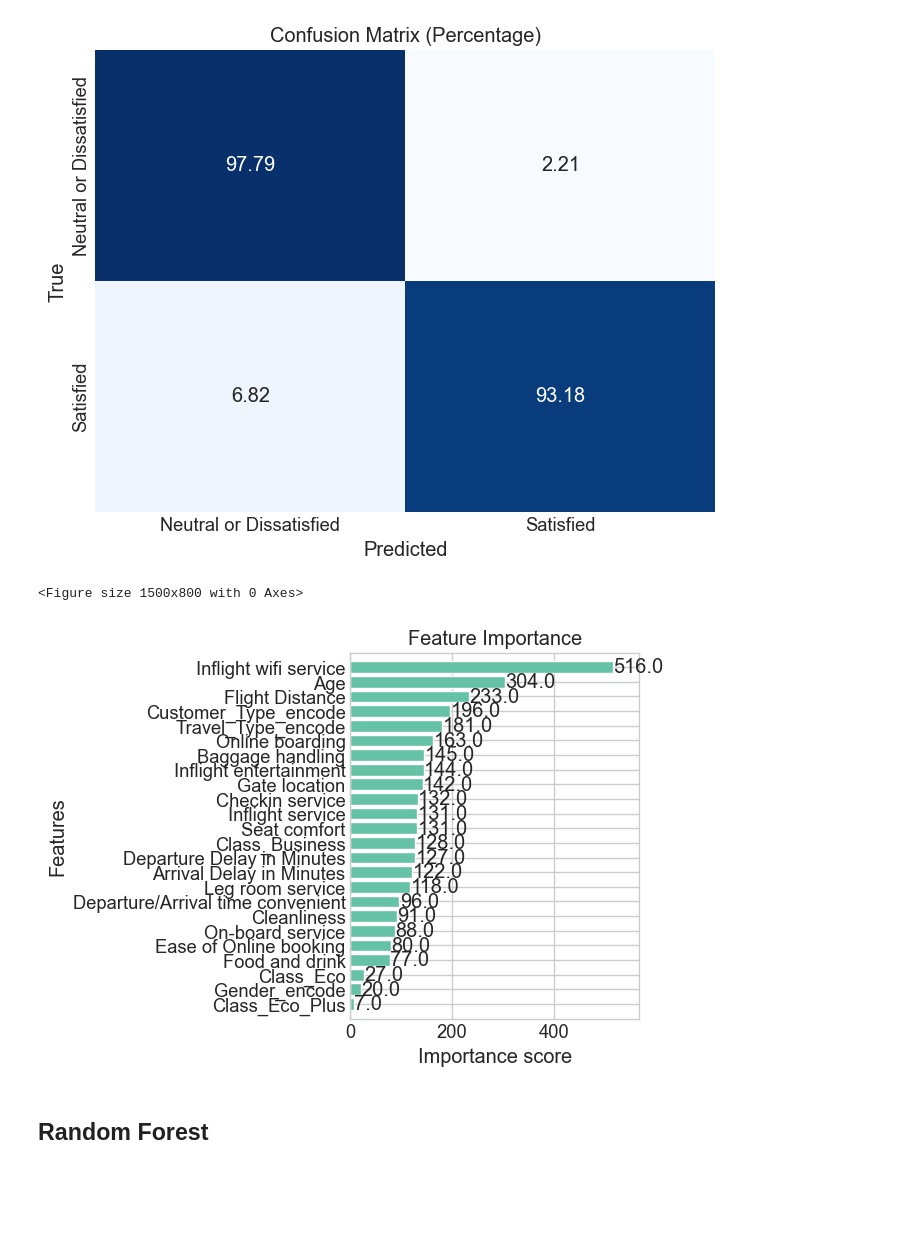
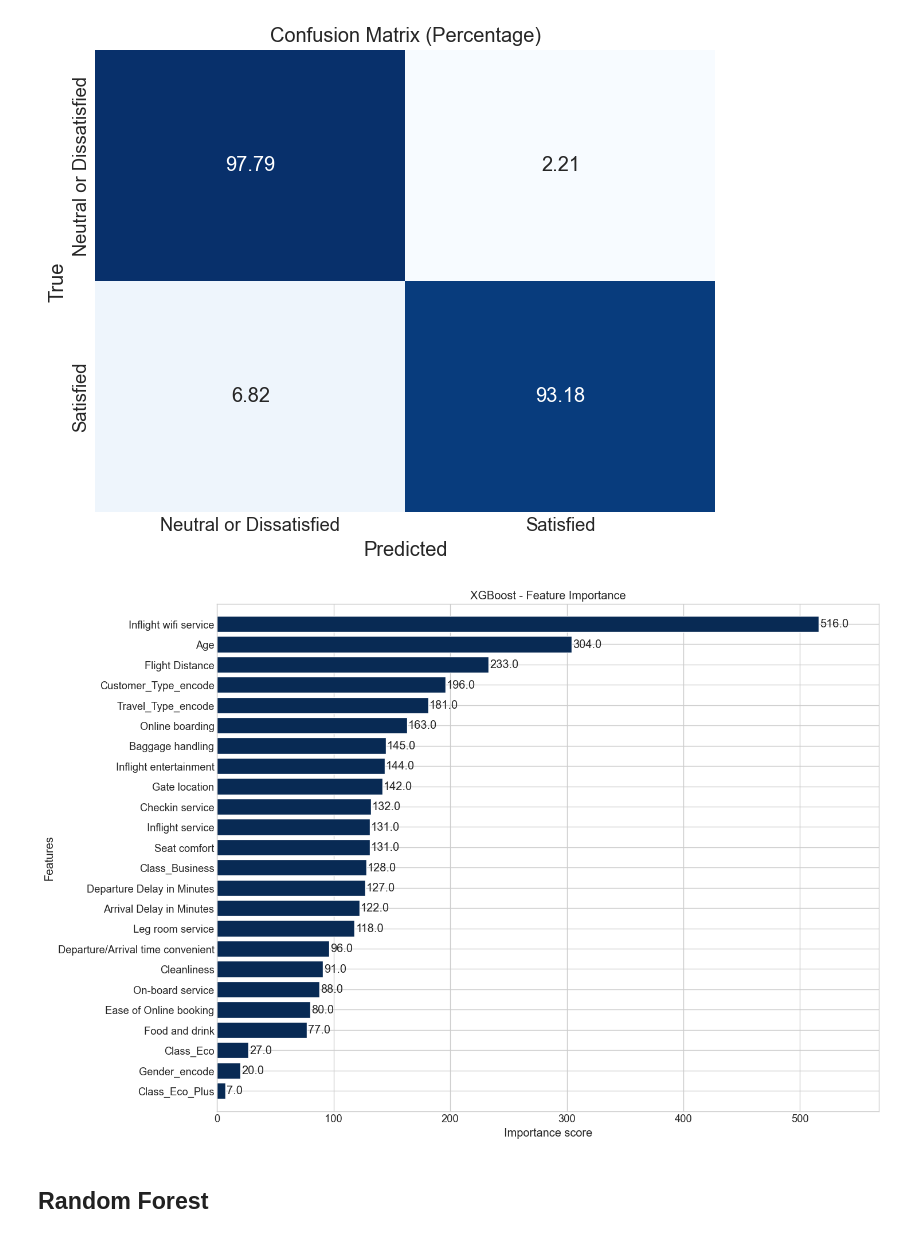
Before and after one commit to ZS-nus/DSS5104_GroupProject, a Jupyter notebook: components/zs.ipynb, the cells around one changed output. Cells and saved outputs as stored; diff of their text form; code cells hidden in the pictures; blank space fills up the shorter version.

```diff
--- a/components/zs.ipynb
+++ b/components/zs.ipynb
@@ -495,18 +517,21 @@ def plot_confusion_matrix(y_true, y_pred):
 plot_confusion_matrix(y_test, y_pred)
 # %% [output]
 [figure]
-# %%
-from xgboost import plot_importance
-
-# Plot feature importance
-plt.figure(figsize=(15, 8))
-plot_importance(xgb_model, height=0.8, max_num_features=30)
-plt.title('Feature Importance')
-plt.tight_layout()
-plt.show()
-# %% [output]
-<Figure size 1500x800 with 0 Axes>
-[figure, removed]
+# %%
+from xgboost import plot_importance
+
+# Increase figure width and potentially height to give more space
+fig, ax = plt.subplots(figsize=(15, 10)) # Increased height slightly
+plot_importance(xgb_model, ax=ax, height=0.8, max_num_features=30, importance_type='weight', show_values=True) # Pass ax to the function
+plt.title('XGBoost - Feature Importance')
+
+# Adjust layout slightly if needed, though figsize often helps most
+# plt.subplots_adjust(left=0.3) # Example: Increase left margin if y-labels overlap plot
+
+plt.tight_layout() # Apply tight layout after plotting
+plt.show()
+# %% [output]
+[figure, added]
 # %% [markdown]
 ## Random Forest
 # %%
```
Also changed, not shown: parts of 33 cells of this notebook, 1 other file.
